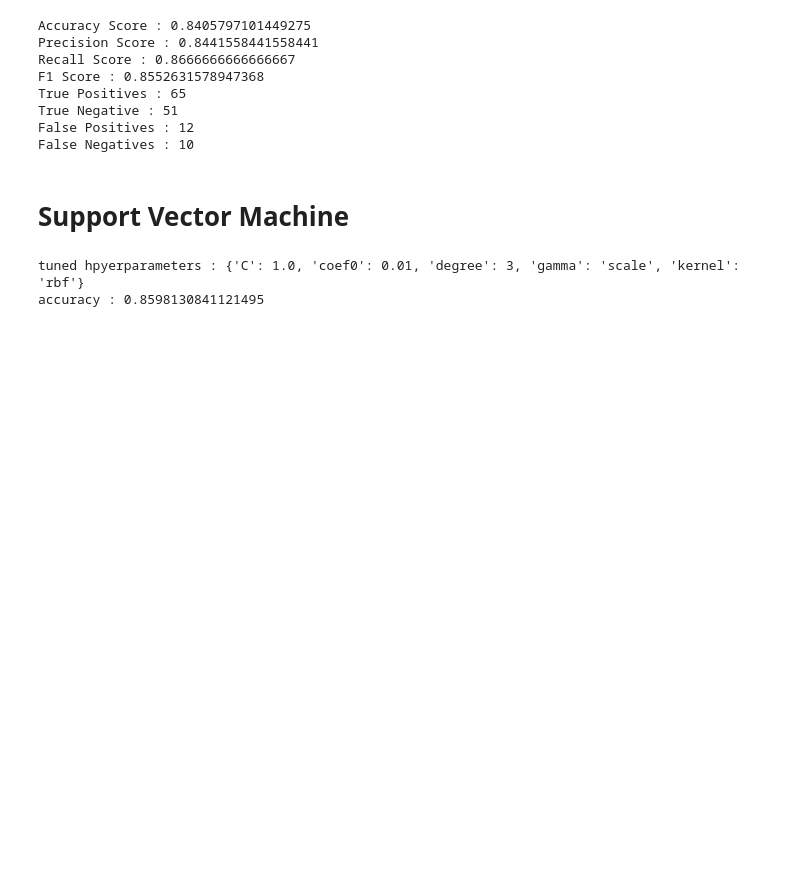
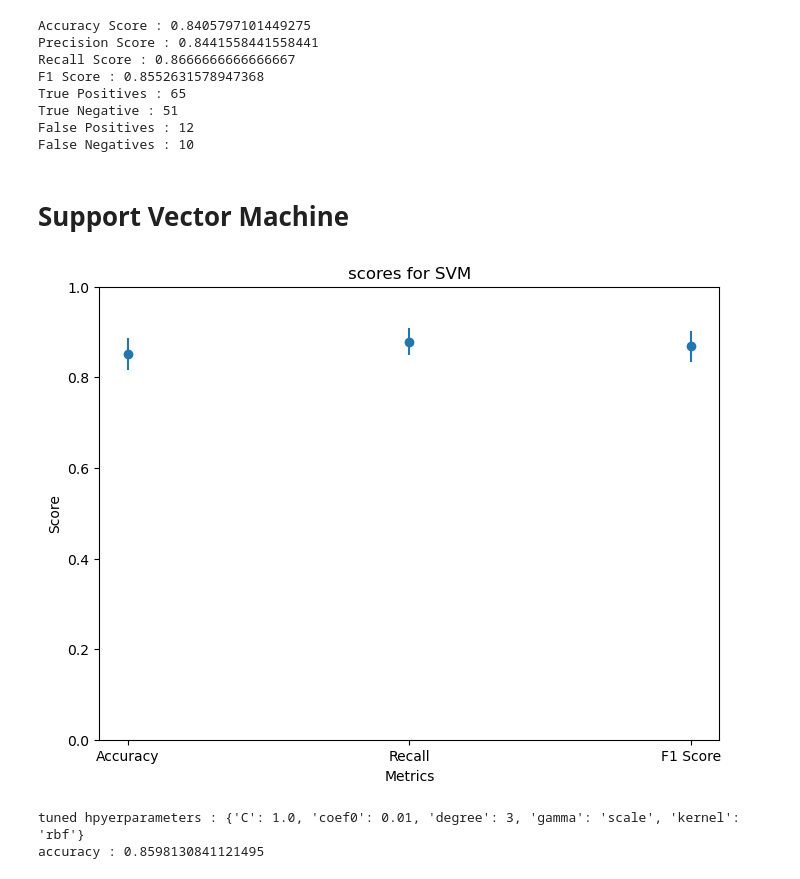
Before and after one commit to wjaekle/heart_project, a Jupyter notebook: src/MLPipelines.ipynb, the cells around one changed output. Saved outputs shown, nothing was run; the diff lists cells and outputs as text; code cells hidden in the pictures; blank space fills up the shorter version.

```diff
--- a/src/MLPipelines.ipynb
+++ b/src/MLPipelines.ipynb
@@ -274,11 +449,11 @@ n_values = range(1,150)
 grid = dict(n_estimators=n_values)
 # %%
 #this takes too long to run.
-n_estimators = [int(x) for x in np.linspace(start = 200, stop = 2000, num = 10)]
+n_estimators = [int(x) for x in np.linspace(start = 200, stop = 2000, num = 5)]
 # Number of features to consider at every split
-max_features = ['auto', 'sqrt']
+max_features = ['auto']#, 'sqrt']
 # Maximum number of levels in tree
-max_depth = [int(x) for x in np.linspace(10, 110, num = 11)]
+max_depth = [int(x) for x in np.linspace(10, 110, num = 5)]
 max_depth.append(None)
 # Minimum number of samples required to split a node
 min_samples_split = [2, 5, 10]
@@ -290,10 +465,10 @@ bootstrap = [True, False]
 # Create the random grid
 grid = {'n_estimators': n_estimators,
         'max_features': max_features,
-        'max_depth': max_depth,
-        'min_samples_split': min_samples_split,
-        'min_samples_leaf': min_samples_leaf,
-        'bootstrap': bootstrap}
+        'max_depth': max_depth}#,
+        #'min_samples_split': min_samples_split,
+        #'min_samples_leaf': min_samples_leaf,
+        #'bootstrap': bootstrap}
 # %%
 model=RandomForestClassifier()
 grid_search=GridSearchCV(estimator=model,param_grid=grid,cv=3)
@@ -409,3 +655,17 @@ grid_result = grid_search.fit(df_train_imp,y_train)
+# %%
+scores = ["Accuracy", "Recall", "F1 Score"]
+means = [np.mean(SVM_accuracies), np.mean(SVM_recalls),np.mean(SVM_f1s)]
+stds = [np.std(SVM_accuracies), np.std(SVM_recalls),np.std(SVM_f1s)]
+plt.figure(figsize=(8,6), dpi=100)
+plt.errorbar(scores,means, yerr = stds,fmt="o")
+plt.ylabel("Score")
+plt.xlabel("Metrics")
+plt.title("scores for SVM")
+plt.ylim(0,1)
+plt.savefig(f"../figures/SVM_scores.png",bbox_inches="tight", dpi = 300)
+plt.show()
+# %% [output]
+[figure, added]
 # %%
 print("tuned hpyerparameters :",grid_result.best_params_)
 print("accuracy :",grid_result.best_score_)
```
Also changed, not shown: parts of 37 cells of this notebook, 10 other files.
